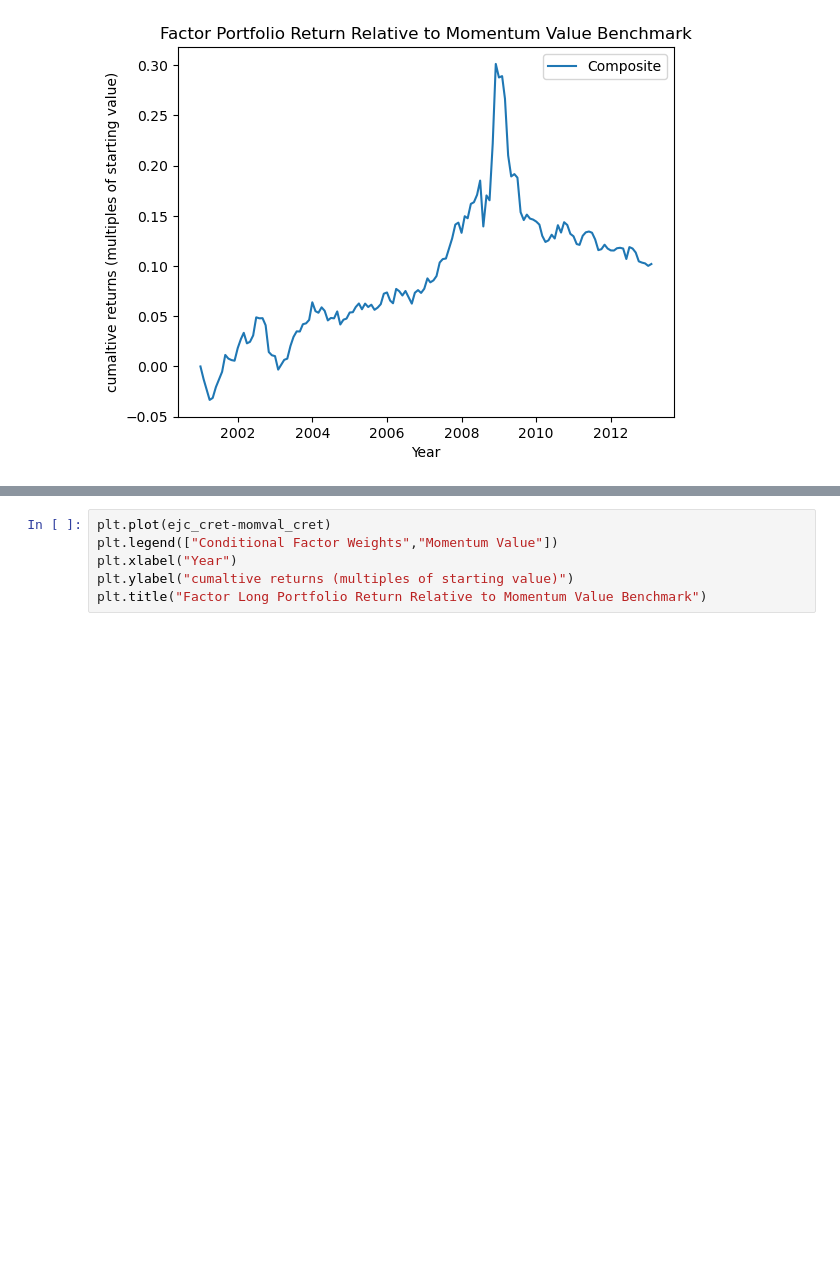
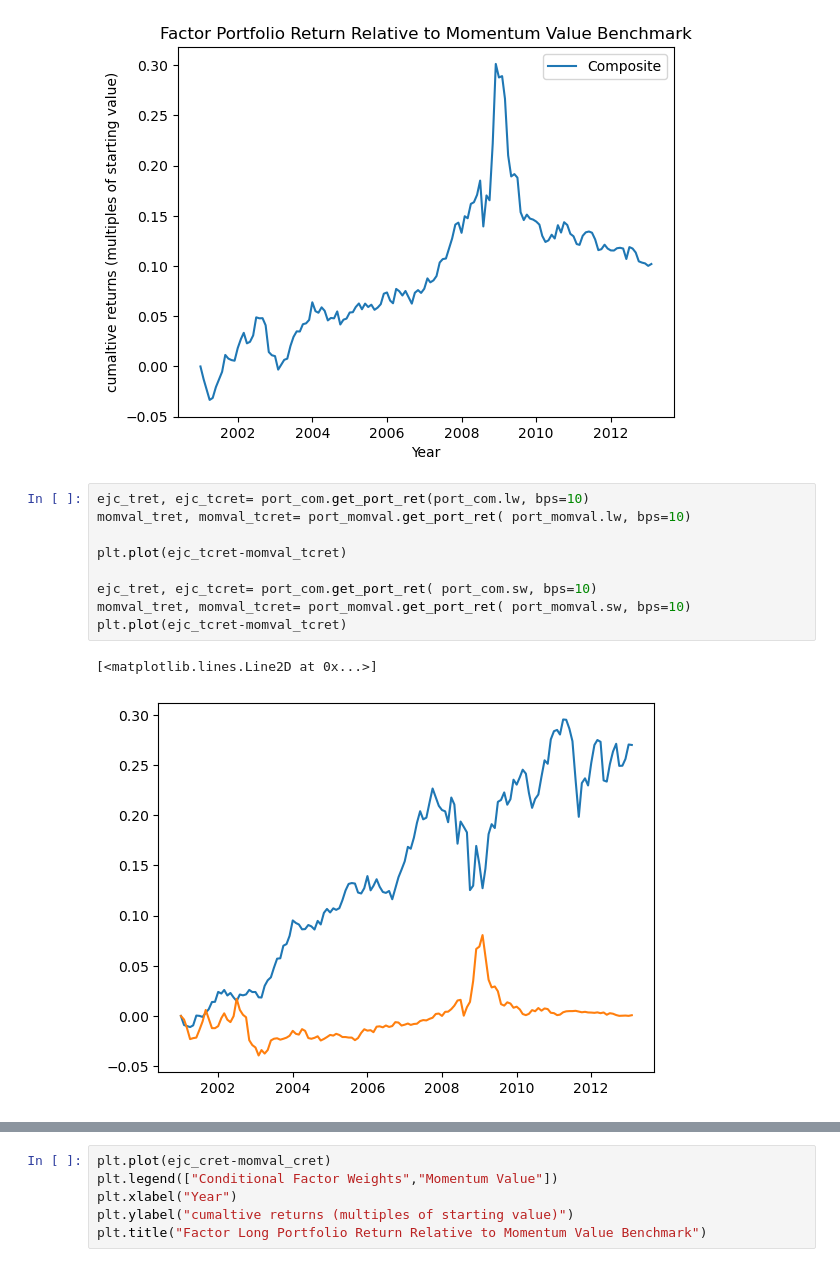
Before and after one commit to Toby3220/EF-5058-HFS, a Jupyter notebook: Group Project/main.ipynb, the cells around one changed output, grey strips where cells are left out. Saved outputs shown, nothing was run; the diff lists cells and outputs as text; blank space fills up the shorter version.

```diff
--- a/Group Project/main.ipynb
+++ b/Group Project/main.ipynb
@@ -421,4 +421,16 @@ plt.title("Factor Portfolio Return Relative to Momentum Value Benchmark")
 # %% [output]
 Text(0.5, 1.0, 'Factor Portfolio Return Relative to Momentum Value Benchmark')
 [figure]
+# %%
+ejc_tret, ejc_tcret= port_com.get_port_ret(port_com.lw, bps=10)
+momval_tret, momval_tcret= port_momval.get_port_ret( port_momval.lw, bps=10)
+
+plt.plot(ejc_tcret-momval_tcret)
+
+ejc_tret, ejc_tcret= port_com.get_port_ret( port_com.sw, bps=10)
+momval_tret, momval_tcret= port_momval.get_port_ret( port_momval.sw, bps=10)
+plt.plot(ejc_tcret-momval_tcret)
+# %% [output]
+[<matplotlib.lines.Line2D at 0x...>]
+[figure, added]
 # %% [markdown]
```
Also changed, not shown: parts of 21 cells of this notebook.
